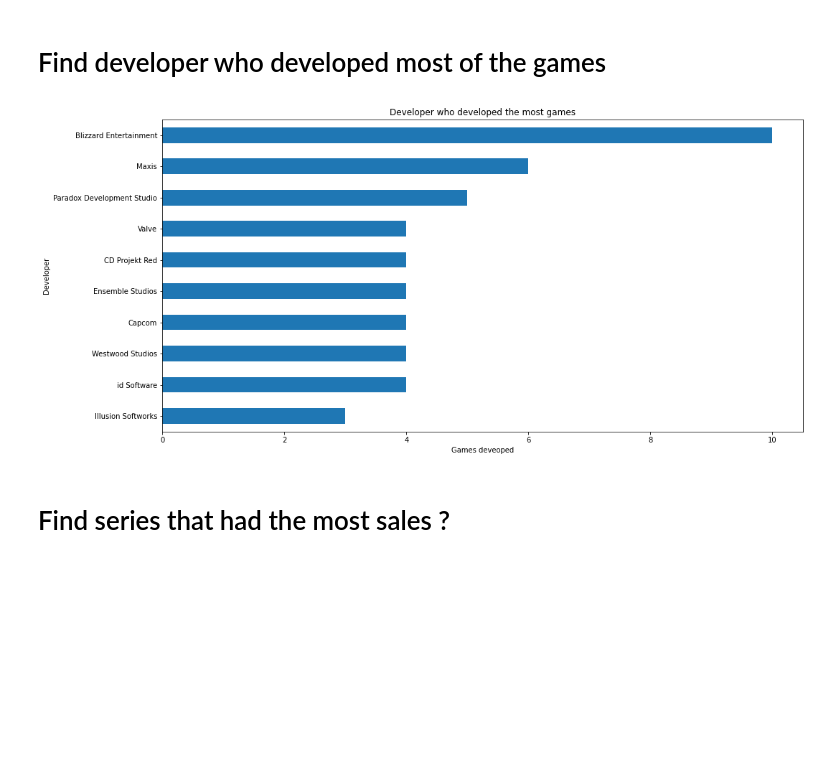
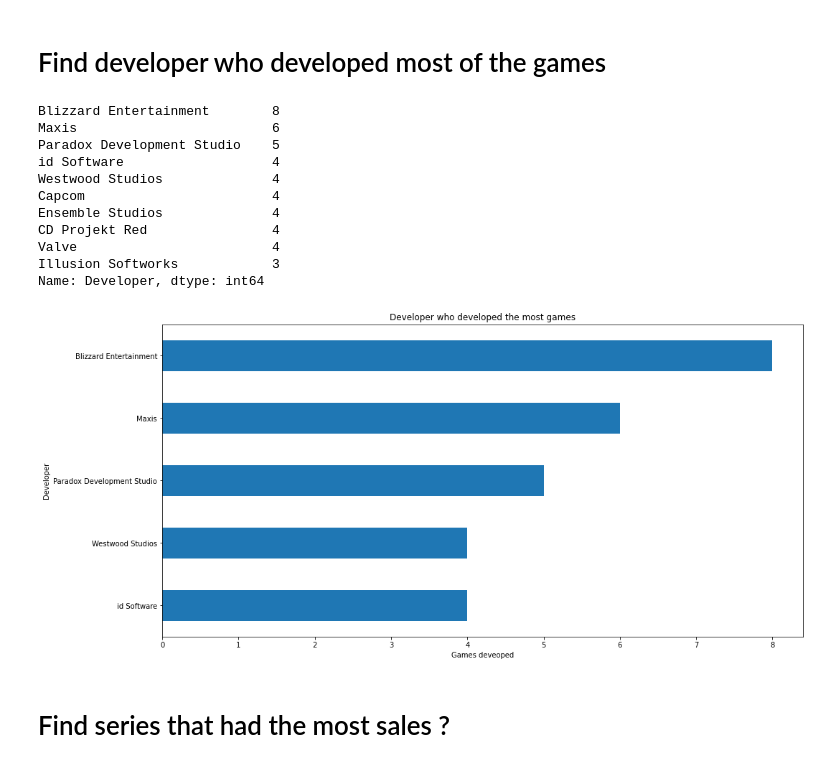
Before and after one commit to wildanhanf/casestudyRevoU, a Jupyter notebook: case_study_RevoU.ipynb, the cells around one changed output. Cells and saved outputs as stored; diff of their text form; code cells hidden in the pictures; blank space fills up the shorter version.

```diff
--- a/case_study_RevoU.ipynb
+++ b/case_study_RevoU.ipynb
@@ -40,5 +40,6 @@ If you look at the context, the "Series" column means whether the game has anoth
 # %%
 df['Release'] = pd.to_datetime(df['Release'])
+df = df.drop_duplicates()
 df_missing_value = df.isna().sum()
 print(df.info())
 print("Missing Value: \n", df_missing_value)
@@ -106,13 +119,25 @@ plt.show()
 # Find developer who developed most of the games
 # %%
 developer_count = df['Developer'].value_counts()
-developer_count.head(10).sort_values().plot(kind='barh', figsize=(16,8))
+print(developer_count.head(10))
+developer_count.head(5).sort_values().plot(kind='barh', figsize=(16,8))
 plt.title("Developer who developed the most games")
 plt.ylabel("Developer")
 plt.xlabel("Games deveoped")
 plt.show()
 # %% [output]
+Blizzard Entertainment        8
+Maxis                         6
+Paradox Development Studio    5
+id Software                   4
+Westwood Studios              4
+Capcom                        4
+Ensemble Studios              4
+CD Projekt Red                4
+Valve                         4
+Illusion Softworks            3
+Name: Developer, dtype: int64
-[figure, old version]
+[figure, new version]
 # %% [markdown]
 # Find series that had the most sales ?
 # %%
```
Also changed, not shown: parts of 7 cells of this notebook.
